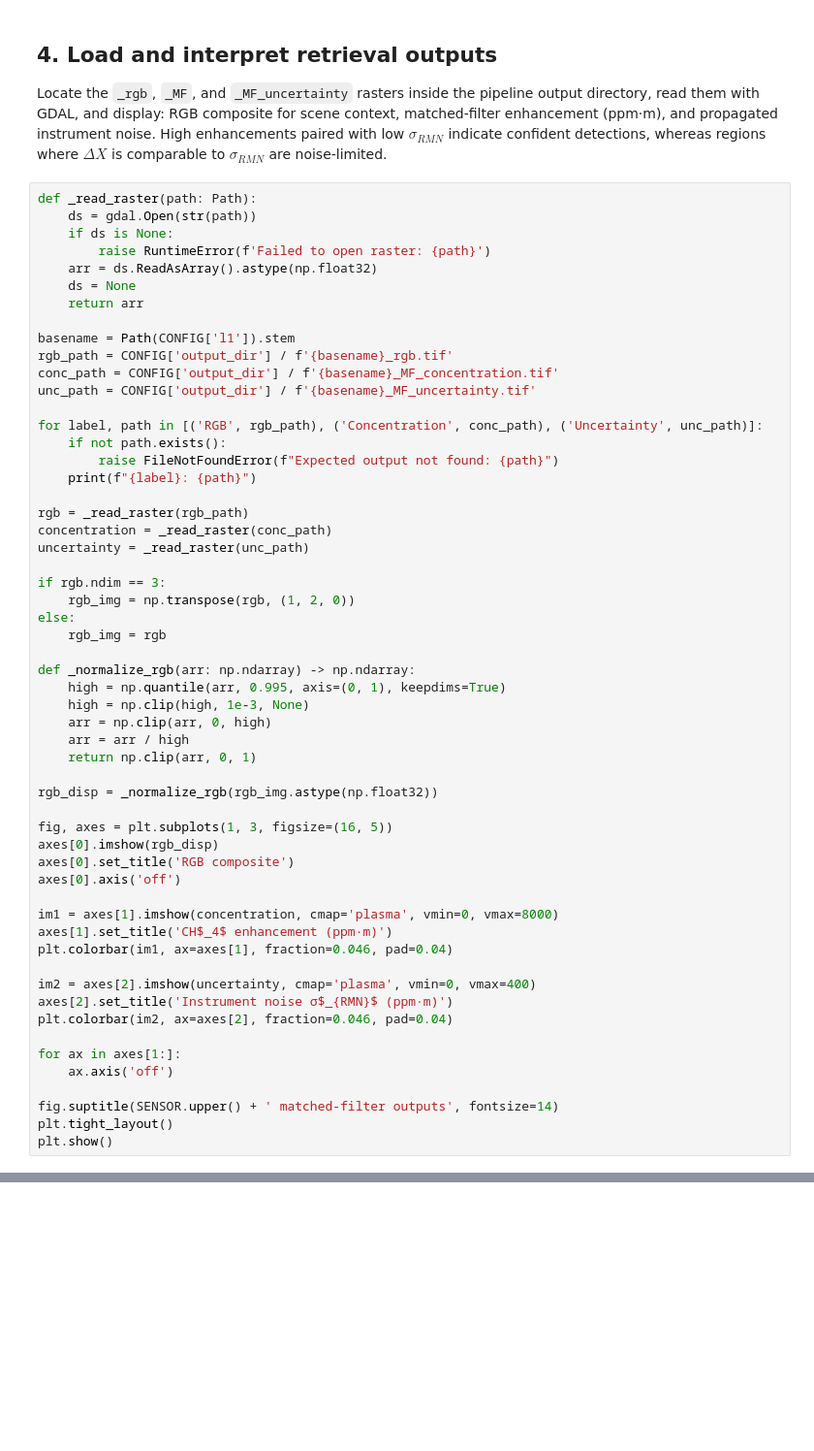
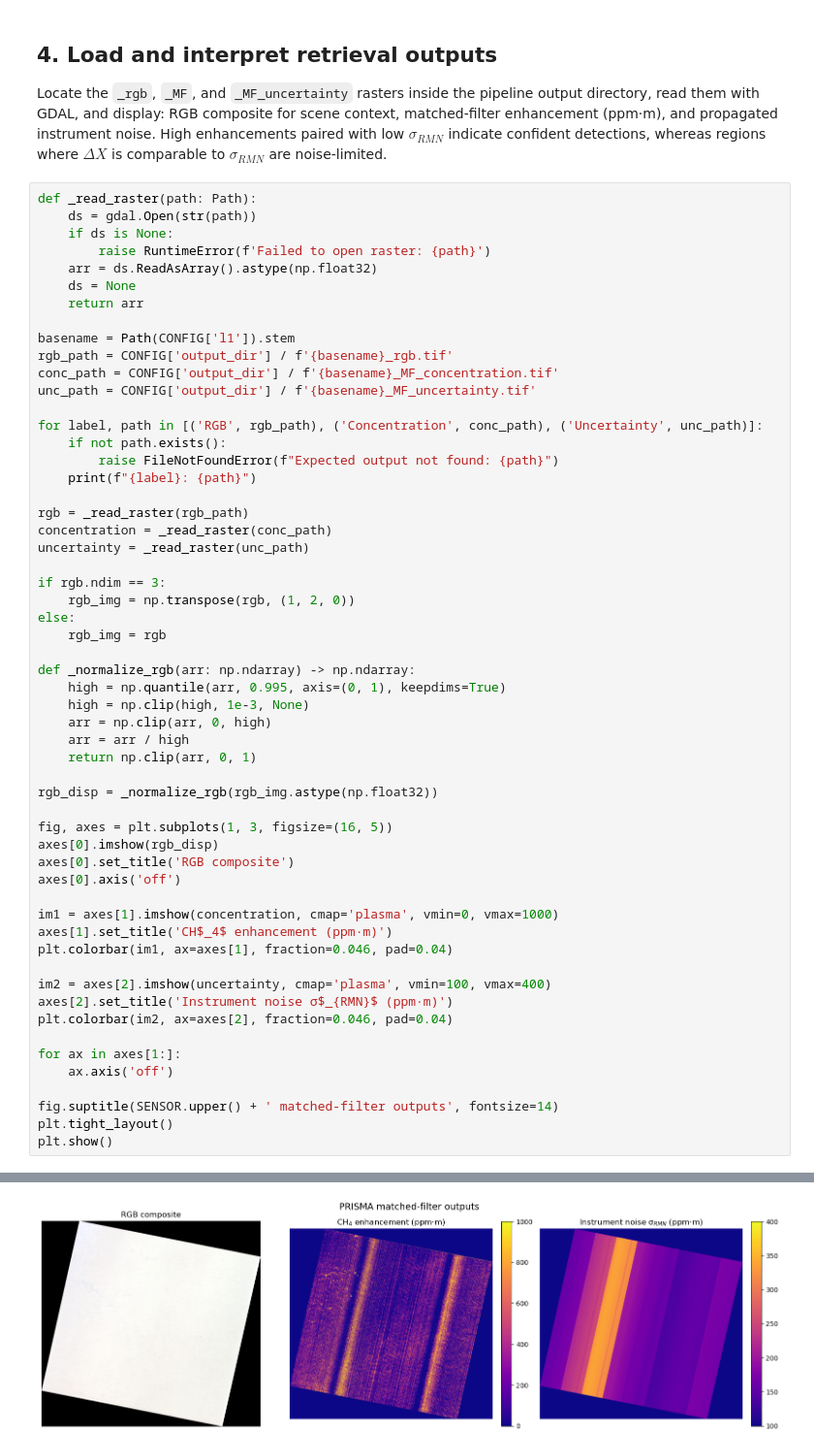
Before and after one commit to AlFe23/hygas, a Jupyter notebook: notebooks/matched_filter_demo_prisma.ipynb, the cells around one changed output, grey strips where cells are left out. Shown at 97% size. Cells and saved outputs as stored; diff of their text form; blank space fills up the shorter version.

```diff
--- a/notebooks/matched_filter_demo_prisma.ipynb
+++ b/notebooks/matched_filter_demo_prisma.ipynb
@@ -133,11 +156,11 @@ axes[0].imshow(rgb_disp)
 axes[0].set_title('RGB composite')
 axes[0].axis('off')
 
-im1 = axes[1].imshow(concentration, cmap='plasma', vmin=0, vmax=8000)
+im1 = axes[1].imshow(concentration, cmap='plasma', vmin=0, vmax=1000)
 axes[1].set_title('CH$_4$ enhancement (ppm·m)')
 plt.colorbar(im1, ax=axes[1], fraction=0.046, pad=0.04)
 
-im2 = axes[2].imshow(uncertainty, cmap='plasma', vmin=0, vmax=400)
+im2 = axes[2].imshow(uncertainty, cmap='plasma', vmin=100, vmax=400)
 axes[2].set_title('Instrument noise σ$_{RMN}$ (ppm·m)')
 plt.colorbar(im2, ax=axes[2], fraction=0.046, pad=0.04)
 
@@ -147,3 +170,4 @@ for ax in axes[1:]:
 fig.suptitle(SENSOR.upper() + ' matched-filter outputs', fontsize=14)
 plt.tight_layout()
 plt.show()
+# %% [output]
@@ -149,0 +177 @@ plt.show()
+[figure, added]
```
Also changed, not shown: parts of 4 cells of this notebook, 8 other files.
